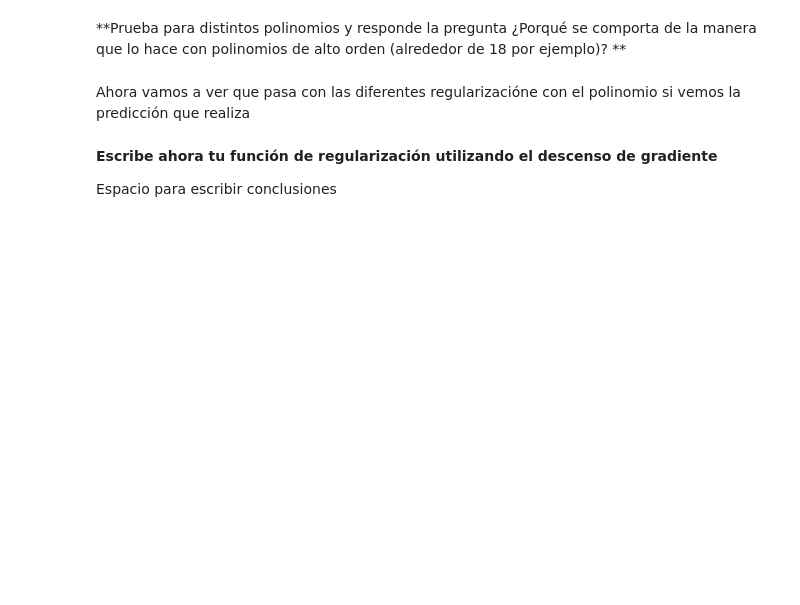
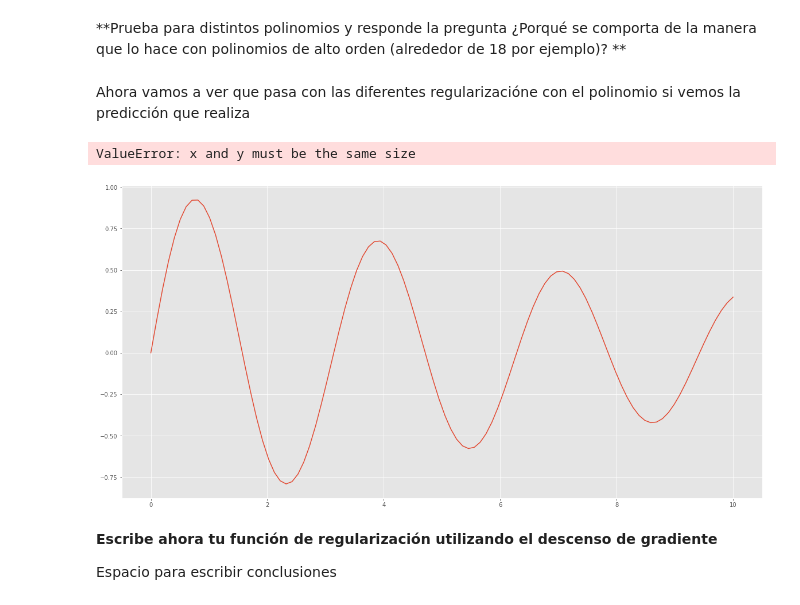
Before and after one commit to raulperod/redes-neuronales, a Jupyter notebook: neurona_lineal/neurona_lineal.ipynb, the cells around one changed output. Saved outputs shown, nothing was run; the diff lists cells and outputs as text; code cells hidden in the pictures; blank space fills up the shorter version.

```diff
--- a/neurona_lineal/neurona_lineal.ipynb
+++ b/neurona_lineal/neurona_lineal.ipynb
@@ -629,26 +663,29 @@ Ahora vamos a ver que pasa con las diferentes regularizacióne con el polinomio
 # %%
 grado = 10
 
 x_train = np.power(x.reshape(-1,1), range(0, grado + 1))
 x_verif = np.power(x_plot.reshape(-1,1), range(0, grado + 1))
 
 y_train = f(x)
 y_plot = f(x_plot)
 
 plt.plot(x_plot, f(x_plot), label="La función original")
 plt.scatter(x, y, label="datos para el entrenamiento")
 
 I_0 = np.eye(grado + 1)
 I_0[0, 0] = 0.0
 
 for lambd in [0, 1, 10, 1000]:
     w = np.linalg.inv(x_train.T @ x_train + (lambd * I_0)) @ x_train.T @ y_train
 
     y_lambd = x_verif @ w
     plt.plot(x_plot, y_lambd, label="polinomio orden {} y lambda = {}".format(grado, lambd))
 
 plt.legend()
-plt.axis([0, 10, -100, 100])
+plt.axis([0, 10, -2, 2])
+# %% [output]
+ValueError: x and y must be the same size
+[figure, added]
 # %% [markdown]
 **Escribe ahora tu función de regularización utilizando el descenso de gradiente**
 
```
Also changed, not shown: parts of 20 cells of this notebook.
